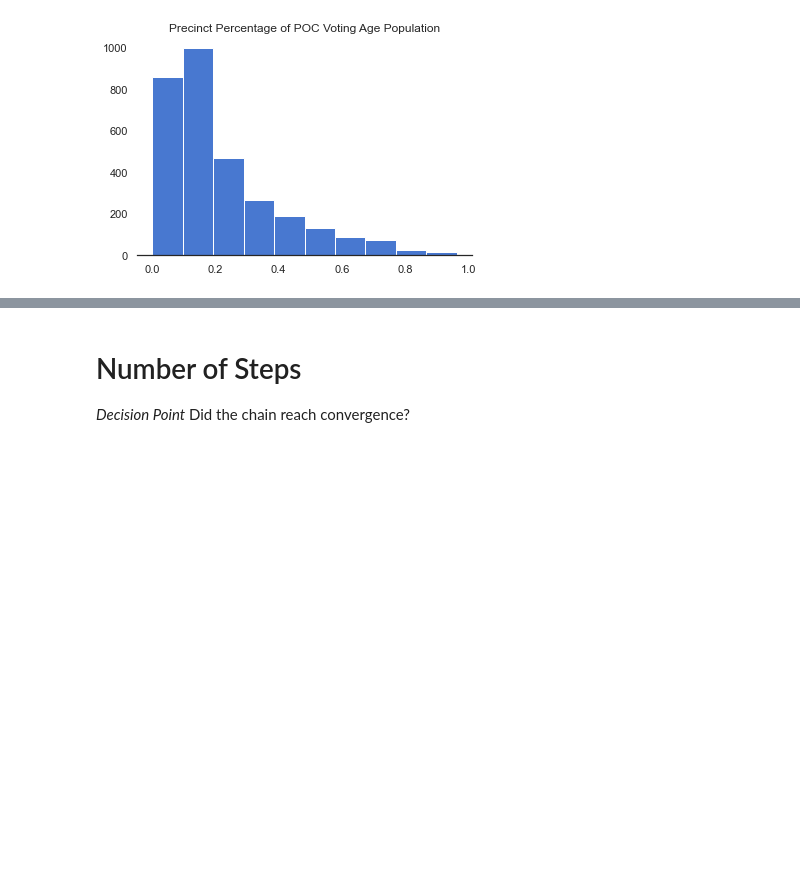
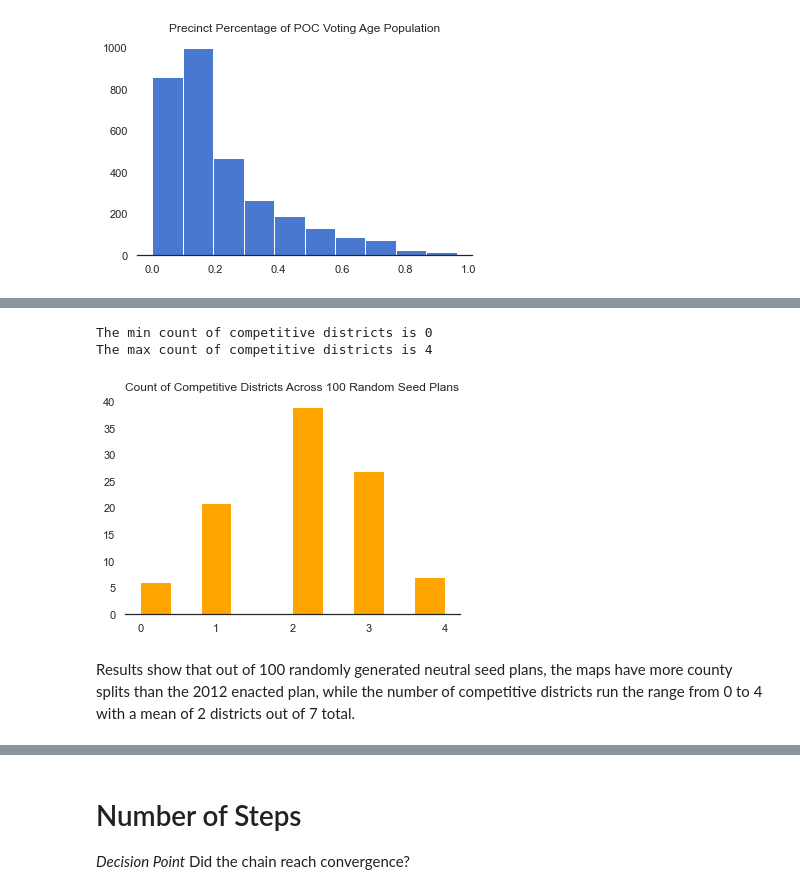
Before and after one commit to uwescience/dssg2021-redistricting, a Jupyter notebook: Colorado/02_CO_EDA_Modeling_Decisions.ipynb, the cells around one changed output, grey strips where cells are left out. Drawn from its saved outputs; the diff is of its cells as text; code cells hidden in the pictures; blank space fills up the shorter version.

```diff
--- a/Colorado/02_CO_EDA_Modeling_Decisions.ipynb
+++ b/Colorado/02_CO_EDA_Modeling_Decisions.ipynb
@@ -316,11 +352,17 @@ print("The max count of county splits is", max(seeds_county))
 # %%
 plt.hist(seeds_comp, color="orange")
 plt.locator_params(axis="both", integer=True, tight=True)
 plt.title("Count of Competitive Districts Across 100 Random Seed Plans")
-plt.show()
+sns.despine(left=True, right=True)
 
 print("The min count of competitive districts is", min(seeds_comp))
 print("The max count of competitive districts is", max(seeds_comp))
+# %% [output]
+The min count of competitive districts is 0
+The max count of competitive districts is 4
+[figure, added]
+# %% [markdown]
+Results show that out of 100 randomly generated neutral seed plans, the maps have more county splits than the 2012 enacted plan, while the number of competitive districts run the range from 0 to 4 with a mean of 2 districts out of 7 total.
 # %% [markdown]
 # Proposal Selection
 
```
Also changed, not shown: parts of 42 cells of this notebook.
